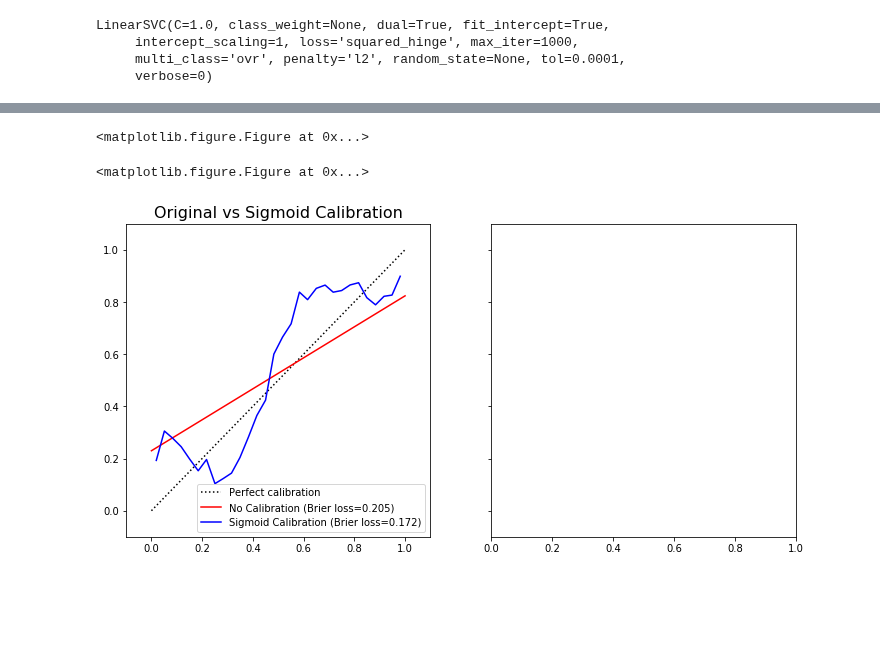
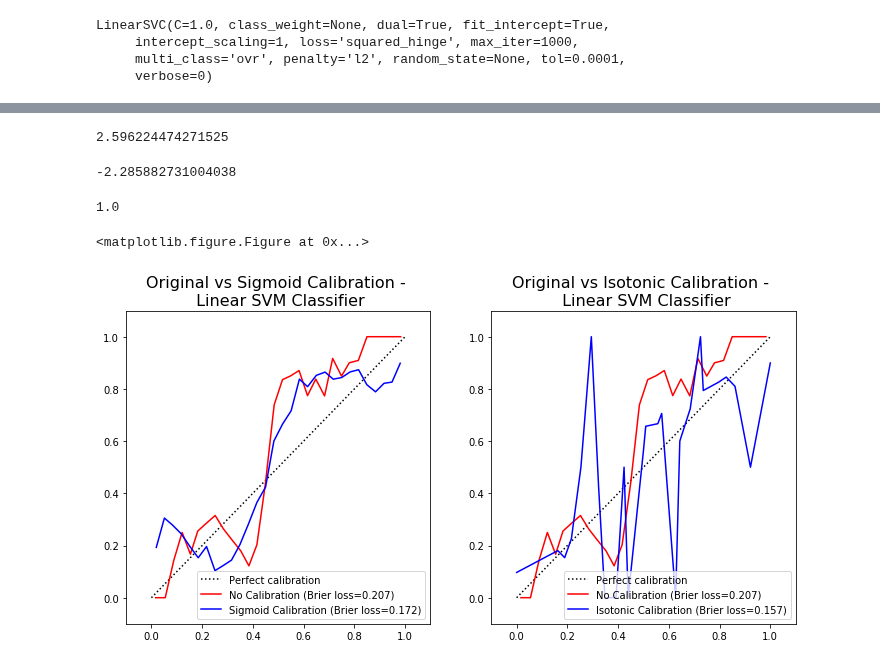
Before and after one commit to queirozfcom/python-sandbox, a Jupyter notebook: python3/notebooks/calibration/linear-svm.ipynb, the cells around one changed output, grey strips where cells are left out. Drawn from its saved outputs; the diff is of its cells as text; code cells hidden in the pictures; blank space fills up the shorter version.

```diff
--- a/python3/notebooks/calibration/linear-svm.ipynb
+++ b/python3/notebooks/calibration/linear-svm.ipynb
@@ -69,9 +26,11 @@ plt.show()
 # %%
+plt.clf()
+
 fig,axes = plt.subplots(1,3,sharey=True)
 
-y_preds = clf.predict_proba(X_test)
+y_preds = clf.decision_function(X_test)
 
-clf_preds = y_preds[:,1]
+clf_preds = y_preds.reshape(-1,1)
 
 fpr, tpr, _ = metrics.roc_curve(y_test, clf_preds)
 
@@ -92,6 +51,9 @@ axes[0].legend(loc='lower right')
 
 ## CCV sigmoid
 
+ccv_sig = CalibratedClassifierCV(clf,method='sigmoid',cv='prefit')
+ccv_sig.fit(X_train,y_train)
+
 y_preds = ccv_sig.predict_proba(X_test)
 
 ccv_preds_sig = y_preds[:,1]
@@ -100,7 +62,7 @@ fpr, tpr, _ = metrics.roc_curve(y_test, ccv_preds_sig)
 
 auc_score = metrics.auc(fpr, tpr)
 
-axes[1].set_title('ROC Curve - Calibrated classifier')
+axes[1].set_title('ROC Curve - Sigmoid Calibration')
 axes[1].plot(fpr, tpr, label='AUC = {:.5f}'.format(auc_score))
 
 axes[1].plot([0,1],[0,1],'k:')
@@ -115,6 +77,9 @@ axes[1].legend(loc='lower right')
 
 ## CCV isotonic
 
+ccv_iso = CalibratedClassifierCV(clf,method='isotonic',cv='prefit')
+ccv_iso.fit(X_train,y_train)
+
 y_preds = ccv_iso.predict_proba(X_test)
 
 ccv_preds_iso = y_preds[:,1]
@@ -123,7 +88,7 @@ fpr, tpr, _ = metrics.roc_curve(y_test, ccv_preds_iso)
 
 auc_score = metrics.auc(fpr, tpr)
 
-axes[2].set_title('ROC Curve - Calibrated classifier')
+axes[2].set_title('ROC Curve - Isotonic Calibration')
 axes[2].plot(fpr, tpr, label='AUC = {:.5f}'.format(auc_score))
 
 axes[2].plot([0,1],[0,1],'k:')
@@ -143,31 +119,66 @@ AttributeError: 'LinearSVC' object has no attribute 'predict_proba'
+# %%
+clf_preds.max()
+# %% [output]
+2.596224474271525
+# %%
+clf_preds.min()
+# %% [output]
+-2.285882731004038
+# %%
+clf_preds_normalized = (clf_preds+(clf_preds.min()*-1))
+clf_preds_normalized = clf_preds_normalized/clf_preds_normalized.max()
+# %%
+clf_preds_normalized.max()
+# %% [output]
+1.0
 # %%
 plt.clf()
 
-fig, axes = plt.subplots(1,2,sharey=True)
+fig, axes = plt.subplots(1,2)
 
 ax=axes[0]
 
 ax.set_xlim([-0.1,1.1])
 ax.set_ylim([-0.1,1.1])
 
 ax.plot([0, 1], [0, 1], "k:", label="Perfect calibration")
 
-clf_score = brier_score_loss(y_test, discrete_preds, pos_label=1)
-fraction_of_positives, mean_predicted_value = calibration_curve(y_test, discrete_preds, n_bins=30)
+clf_score = brier_score_loss(y_test, clf_preds_normalized, pos_label=1)
+fraction_of_positives, mean_predicted_value = calibration_curve(y_test, clf_preds_normalized, n_bins=30)
 ax.plot(mean_predicted_value, fraction_of_positives, "r-", label="No Calibration (Brier loss={:.3f})".format(clf_score))
 
 clf_score = brier_score_loss(y_test, ccv_preds_sig, pos_label=1)
 fraction_of_positives, mean_predicted_value = calibration_curve(y_test, ccv_preds_sig, n_bins=30)
 ax.plot(mean_predicted_value, fraction_of_positives, "b-", label="Sigmoid Calibration (Brier loss={:.3f})".format(clf_score))
 
 ax.legend(loc='lower right')
-ax.set_title('Original vs Sigmoid Calibration', size=16)
+ax.set_title('Original vs Sigmoid Calibration - \n Linear SVM Classifier', size=16)
 plt.subplots_adjust(top=0.85)
 
 
+## ax 2
+
+ax=axes[1]
+
+ax.set_xlim([-0.1,1.1])
+ax.set_ylim([-0.1,1.1])
+
+ax.plot([0, 1], [0, 1], "k:", label="Perfect calibration")
+
+clf_score = brier_score_loss(y_test, clf_preds_normalized, pos_label=1)
+fraction_of_positives, mean_predicted_value = calibration_curve(y_test, clf_preds_normalized, n_bins=30)
+ax.plot(mean_predicted_value, fraction_of_positives, "r-", label="No Calibration (Brier loss={:.3f})".format(clf_score))
+
+clf_score = brier_score_loss(y_test, ccv_preds_iso, pos_label=1)
+fraction_of_positives, mean_predicted_value = calibration_curve(y_test, ccv_preds_iso, n_bins=30)
+ax.plot(mean_predicted_value, fraction_of_positives, "b-", label="Isotonic Calibration (Brier loss={:.3f})".format(clf_score))
+
+ax.legend(loc='lower right')
+ax.set_title('Original vs Isotonic Calibration - \n Linear SVM Classifier', size=16)
+plt.subplots_adjust(top=0.85)
+
 plt.gcf().set_size_inches(12,6)
 plt.show()
 # %% [output]
 <matplotlib.figure.Figure at 0x...>
-<matplotlib.figure.Figure at 0x...>
-[figure, old version]
+[figure, new version]
```
Also changed, not shown: parts of 4 cells of this notebook.
